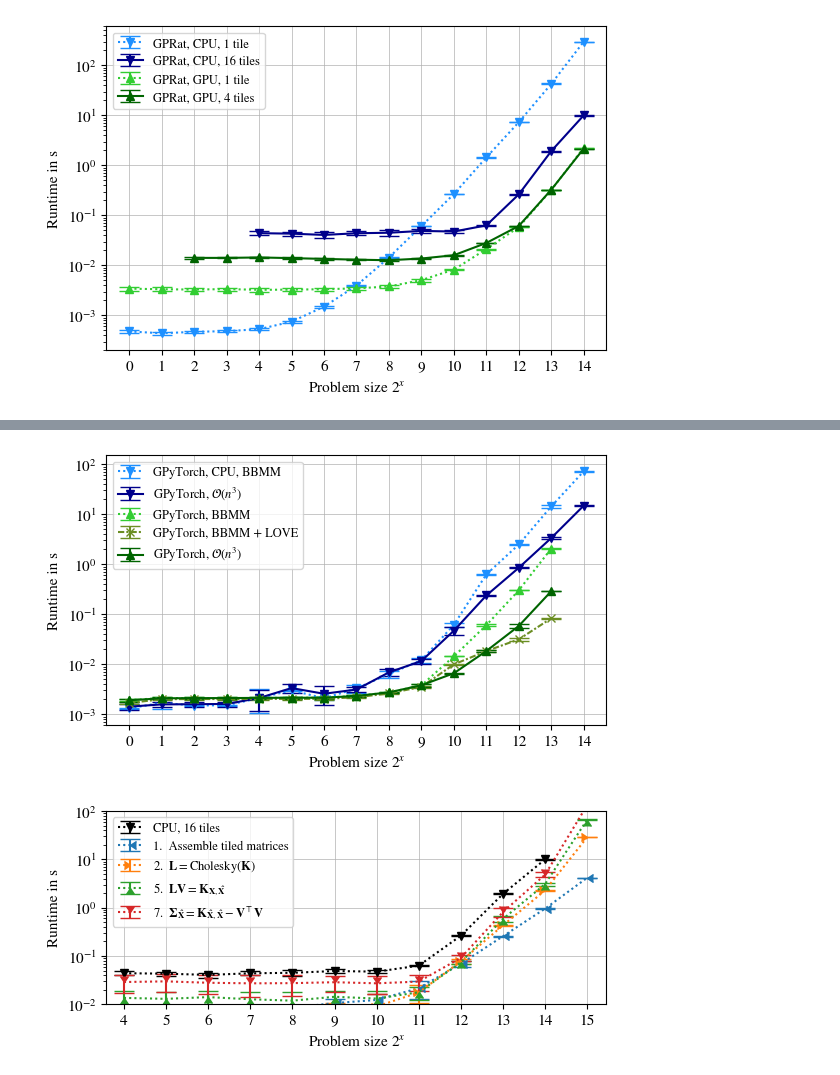
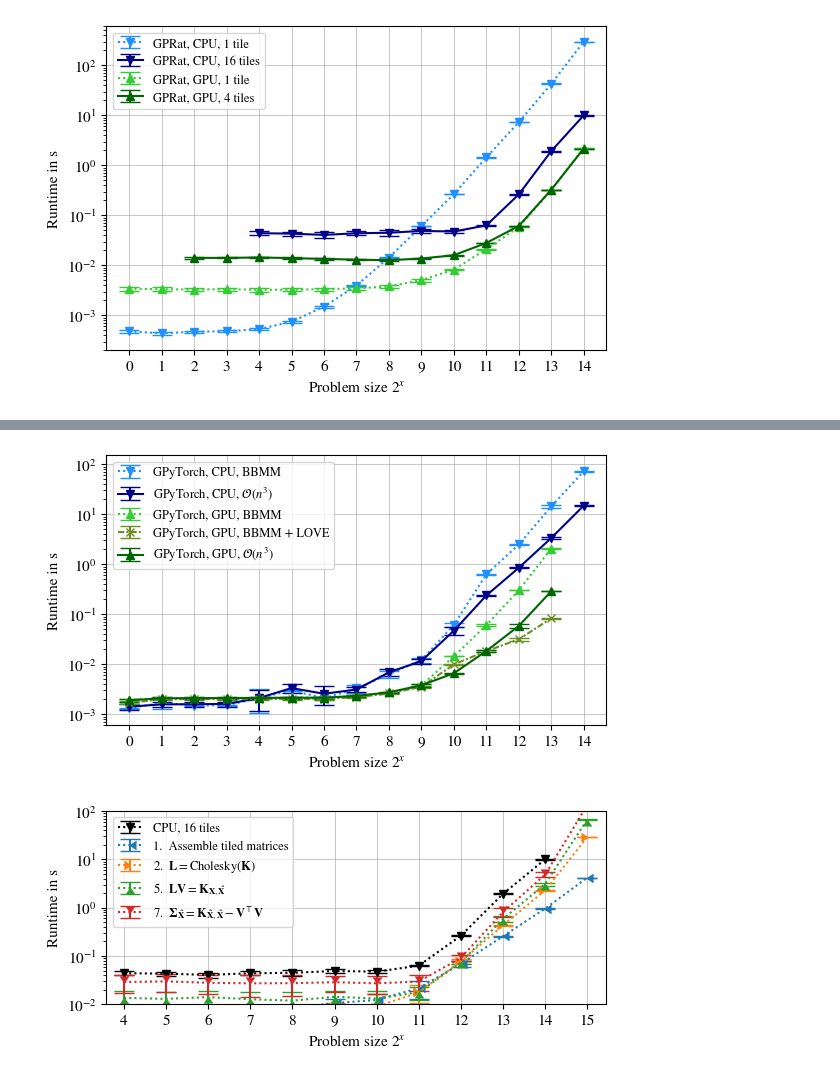
Before and after one commit to moellh/GPRat, a Jupyter notebook: 7-8-predict-fullcov.ipynb, the cells around one changed output, grey strips where cells are left out. Drawn from its saved outputs; the diff is of its cells as text; code cells hidden in the pictures.

```diff
--- a/7-8-predict-fullcov.ipynb
+++ b/7-8-predict-fullcov.ipynb
@@ -403,7 +404,7 @@ plt.errorbar(
     marker="v",
 )
 
-label = r"GPyTorch, $\mathcal{O}(n^3)$"
+label = r"GPyTorch, CPU, $\mathcal{O}(n^3)$"
 df_gpytorch_target = df_gpytorch[0]
 err = utils.confidence_error(df_gpytorch_target)
 plt.errorbar(
@@ -415,7 +416,7 @@ plt.errorbar(
     marker="v",
 )
 
-label = r"GPyTorch, BBMM"
+label = r"GPyTorch, GPU, BBMM"
 df_gpytorch_target = df_gpytorch2[1]
 err = utils.confidence_error(df_gpytorch_target)
 plt.errorbar(
@@ -428,37 +429,37 @@ plt.errorbar(
     marker="^",
 )
 
-label = r"GPyTorch, BBMM + LOVE"
+label = r"GPyTorch, GPU, BBMM + LOVE"
 df_gpytorch_target = df_gpytorch3[1]
 err = utils.confidence_error(df_gpytorch_target)
 plt.errorbar(
     df_gpytorch_target["n_train"],
     df_gpytorch_target["mean"],
     yerr=err,
     label=label,
     color="olivedrab",
     linestyle=(0, (3, 1, 1, 1)),
     marker="x",
 )
 
-label = r"GPyTorch, $\mathcal{O}(n^3)$"
+label = r"GPyTorch, GPU, $\mathcal{O}(n^3)$"
 df_gpytorch_target = df_gpytorch[1]
 err = utils.confidence_error(df_gpytorch_target)
 plt.errorbar(
     df_gpytorch_target["n_train"],
     df_gpytorch_target["mean"],
     yerr=err,
     label=label,
     color="darkgreen",
     marker="^",
 )
 
 plt.legend()
 plt.tight_layout(pad=0)
 
 plt.savefig("./pdf/predict-fullcov-gpytorch-inc.pdf")
 # %% [output]
-[figure, old version]
+[figure, new version]
 # %%
 # plot for predict-fullcov steps for GPRat
 
```
Also changed, not shown: parts of 2 cells of this notebook, 1 other file.
